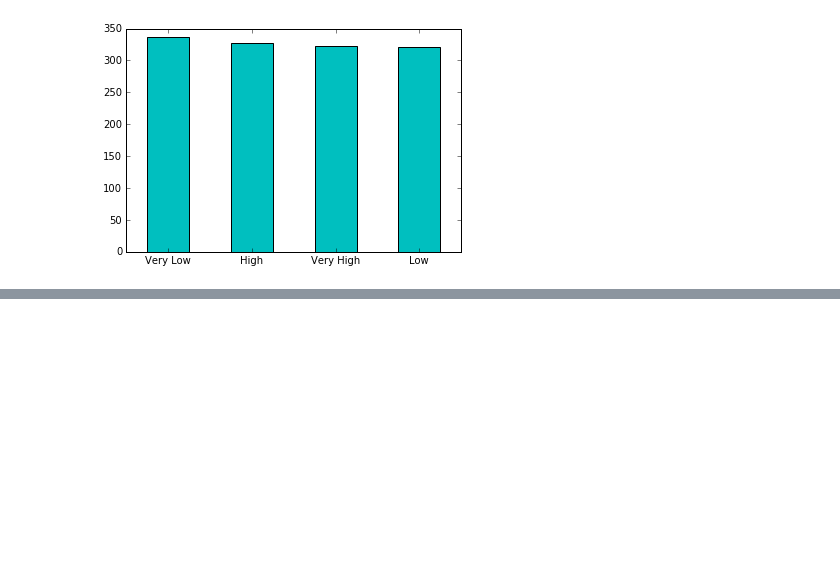
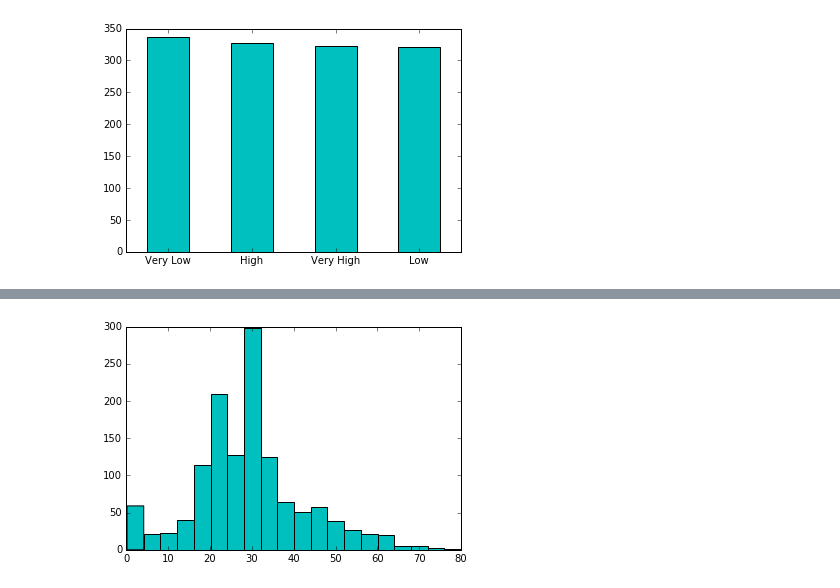
Before and after one commit to yrahul3910/titanic, a Jupyter notebook: notebooks/exploring-processing-data.ipynb, the cells around one changed output, grey strips where cells are left out. Cells and saved outputs as stored; diff of their text form; code cells hidden in the pictures; blank space fills up the shorter version.

```diff
--- a/notebooks/exploring-processing-data.ipynb
+++ b/notebooks/exploring-processing-data.ipynb
@@ -771,0 +1107,5 @@ df["Fare_Bin"] = pd.qcut(df.Fare, 4, labels=["Very_Low", "Low", "High", "Very_Hi
+# %%
+plt.hist(df.Age, bins=20, color="c")
+plt.show()
+# %% [output]
+[figure, added]
```
Also changed, not shown: parts of 41 cells of this notebook, 1 other file.
